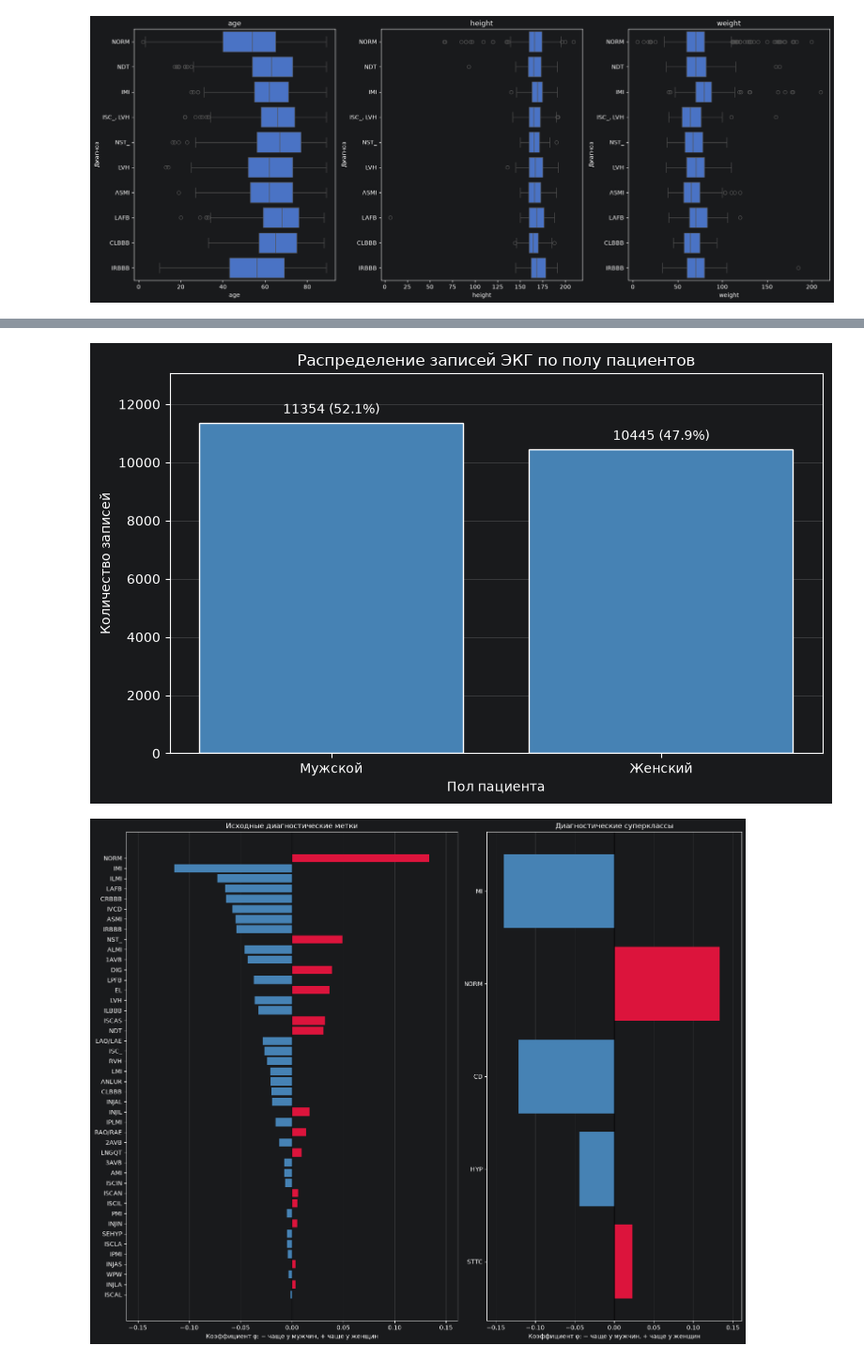
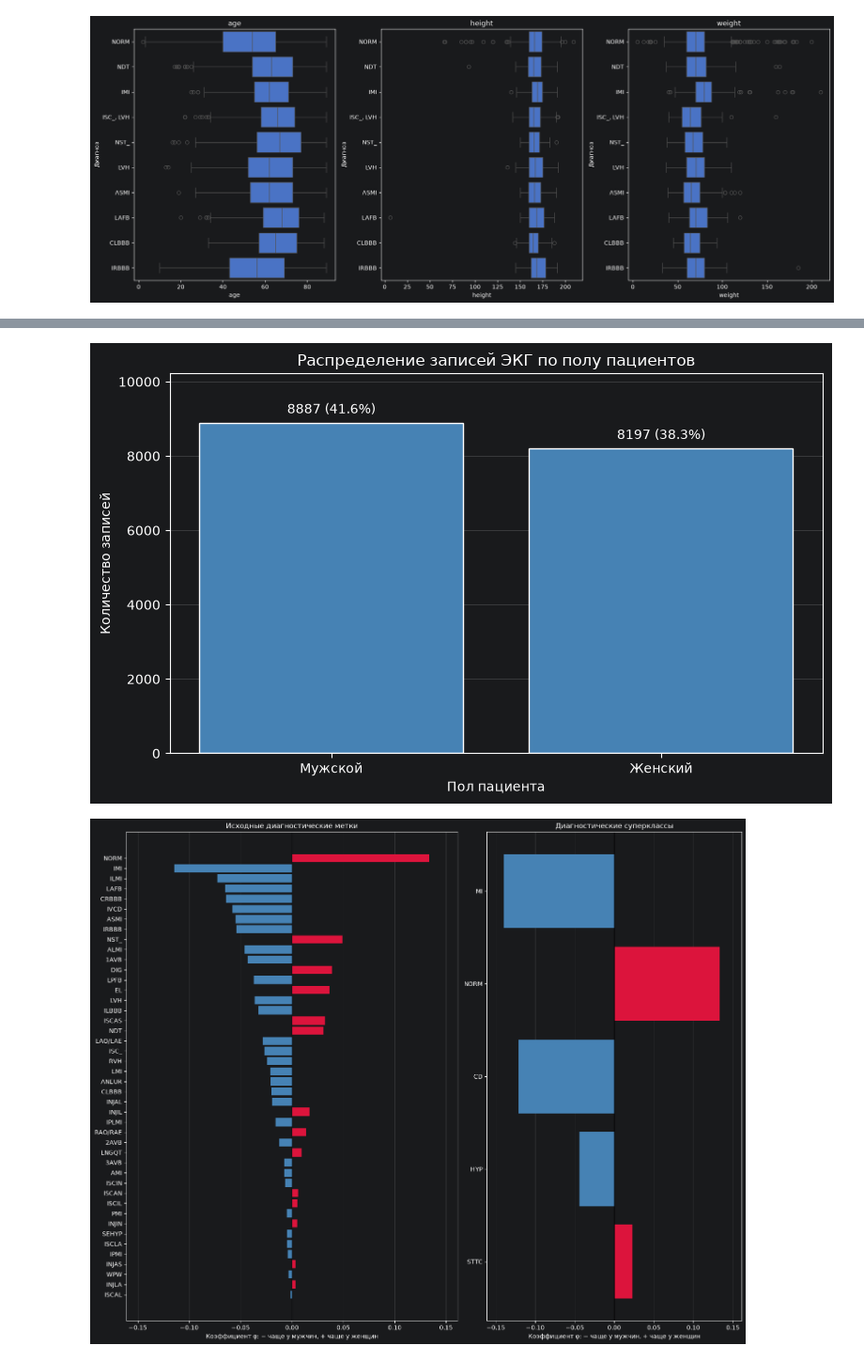
Before and after one commit to phntm738/ml-masters-project, a Jupyter notebook: EDA/EDA.ipynb, the cells around one changed output, grey strips where cells are left out. Shown at 94% size. Saved outputs shown, nothing was run; the diff lists cells and outputs as text; code cells hidden in the pictures.

```diff
--- a/EDA/EDA.ipynb
+++ b/EDA/EDA.ipynb
@@ -310,0 +379,4 @@ plt.show()
+# %%
+ptbxl_database = ptbxl_database[
+    ptbxl_database["diagnostic_classes"].apply(lambda x: len(x) > 0)
+]
@@ -310,0 +511,4 @@ plt.show()
+# %%
+record = wfdb.rdrecord(RECORDS_DIR / "00245_lr")
+wfdb.plot_wfdb(record, figsize=(20, 10))
+del record
@@ -310,0 +519,10 @@ plt.show()
+# %%
+train_data = ptbxl_database.loc[ptbxl_database['strat_fold'].between(1, 8)].copy()
+train_data = train_data.reset_index(drop=True)
+val_data   = ptbxl_database.loc[ptbxl_database['strat_fold'] == 9].copy()
+test_data  = ptbxl_database.loc[ptbxl_database['strat_fold'] == 10].copy()
+
+print(f"Train: {len(train_data)} записей")
+print(f"Val:   {len(val_data)} записей")
+print(f"Test:  {len(test_data)} записей")
+print(f"Всего: {len(train_data) + len(val_data) + len(test_data)} из {len(ptbxl_database)}")
@@ -313,7 +730,6 @@ plt.show()
 # %%
 # Обучающая часть для исследовательского анализа
-data = ptbxl_database.loc[ptbxl_database['strat_fold'].between(1, 8)].copy()
-data = data.reset_index(drop=True)
+data = train_data
 
 # Числовые признаки
 num_cols = ['age', 'height', 'weight']
@@ -636,7 +1086,7 @@ display(category_pairs.round(3))
 # %%
-sex = ptbxl_database['sex'].map({0: 'Мужской', 1: 'Женский'})
+sex = data['sex'].map({0: 'Мужской', 1: 'Женский'})
 sex = sex.fillna('Неизвестный код')
-sex = sex.mask(ptbxl_database['sex'].isna(), 'Не указан')
+sex = sex.mask(data['sex'].isna(), 'Не указан')
 
 counts = sex.value_counts().reindex(
     ['Мужской', 'Женский', 'Не указан', 'Неизвестный код'],
@@ -648,32 +1098,32 @@ counts = counts[counts > 0]
 
 fig, ax = plt.subplots(figsize=(8, 5))
 
 bars = ax.bar(
     counts.index,
     counts.values,
     color='steelblue',
     edgecolor='white'
 )
 
 labels = [
     f'{n} ({n / len(ptbxl_database):.1%})'
     for n in counts
 ]
 
 ax.bar_label(bars, labels=labels, padding=5)
 
 ax.set(
     title='Распределение записей ЭКГ по полу пациентов',
     xlabel='Пол пациента',
     ylabel='Количество записей'
 )
 
 ax.margins(y=0.15)
 ax.grid(axis='y', alpha=0.3)
 ax.set_axisbelow(True)
 
 plt.tight_layout()
 plt.show()
 # %% [output]
-[figure, old version]
+[figure, new version]
 # %%
```
Also changed, not shown: parts of 82 cells of this notebook, 3 other files.
